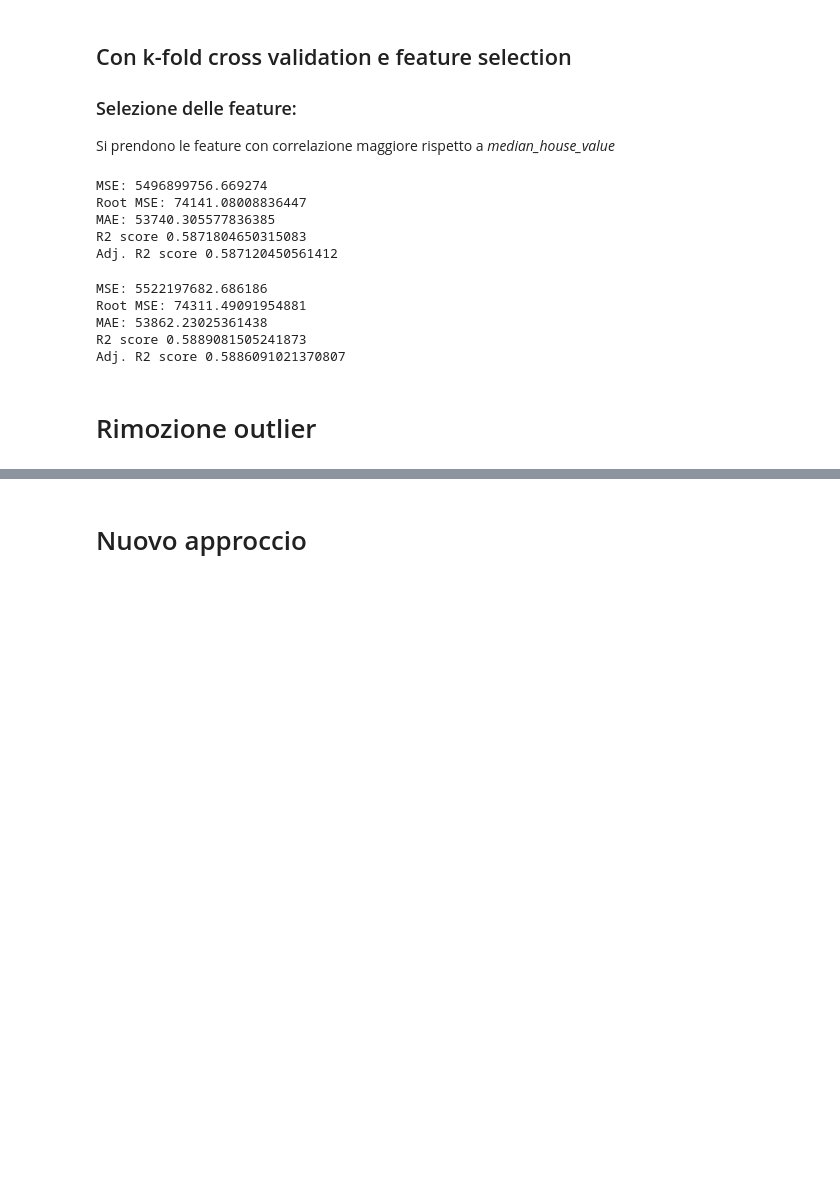
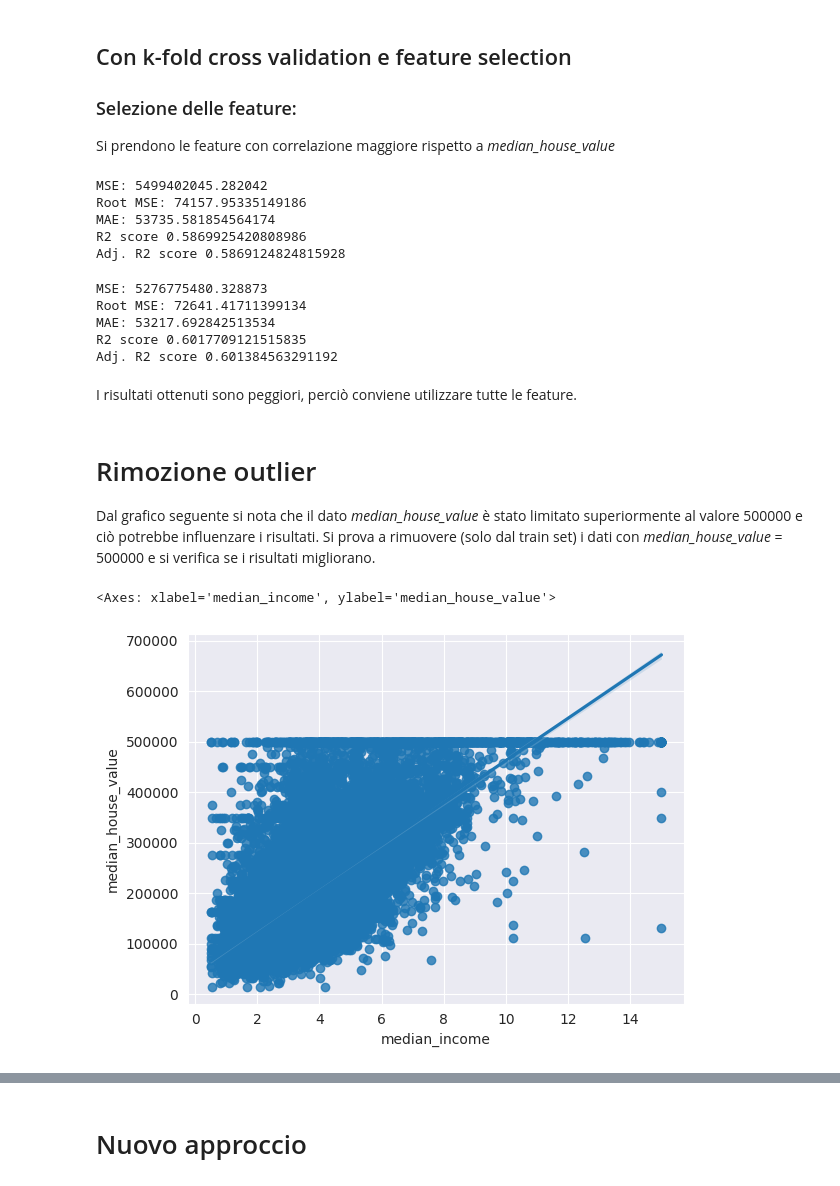
Before and after one commit to argnaan/ProgettoLabSwTlc, a Jupyter notebook: jupyterNB.ipynb, the cells around one changed output, grey strips where cells are left out. Cells and saved outputs as stored; diff of their text form; code cells hidden in the pictures; blank space fills up the shorter version.

```diff
--- a/jupyterNB.ipynb
+++ b/jupyterNB.ipynb
@@ -275,32 +299,43 @@ Adj. R2 score 0.6448139334986117
 ### Selezione delle feature:
 Si prendono le feature con correlazione maggiore rispetto a _median_house_value_
 # %%
-df_reg = df[['median_income', 'ocean_proximity_<1H OCEAN','ocean_proximity_INLAND', 'median_house_value']]
+df_reg = df[['latitude', 'median_income', 'ocean_proximity_<1H OCEAN','ocean_proximity_INLAND', 'median_house_value']]
 X = df_reg.drop(columns=['median_house_value'])
 Y = df_reg['median_house_value']
 
-n_fold = 5
+n_fold = 4
 kf = KFold(n_splits=n_fold, random_state=RS, shuffle=True)
 regressor = LinearRegression()
 y_hat = cross_val_predict(regressor, X, Y, cv=kf)
 prestazioni(y_hat, Y, len(X.columns))
+results.append({"tipo":"Multipla", "n_feature":len(X.columns), "validation":"K-fold (n_fold=4)", "r2":r2_score(Y, y_hat), "adj_r2":adj_r2_score(Y, y_hat, len(X.columns))})
 # %% [output]
-MSE: 5496899756.669274
-Root MSE: 74141.08008836447
-MAE: 53740.305577836385
-R2 score 0.5871804650315083
-Adj. R2 score 0.587120450561412
+MSE: 5499402045.282042
+Root MSE: 74157.95335149186
+MAE: 53735.581854564174
+R2 score 0.5869925420808986
+Adj. R2 score 0.5869124824815928
 # %%
 X_train, X_test, Y_train, Y_test = train_test_split(X, Y, test_size=0.2)
 regressor = LinearRegression()
 regressor.fit(X_train, Y_train)
 y_hat = regressor.predict(X_test)
 prestazioni(y_hat, Y_test, len(X.columns))
+results.append({"tipo":"Multipla", "n_feature":len(X.columns), "validation":"Holdout", "r2":r2_score(Y_test, y_hat), "adj_r2":adj_r2_score(Y_test, y_hat, len(X.columns))})
 # %% [output]
-MSE: 5522197682.686186
-Root MSE: 74311.49091954881
-MAE: 53862.23025361438
-R2 score 0.5889081505241873
-Adj. R2 score 0.5886091021370807
+MSE: 5276775480.328873
+Root MSE: 72641.41711399134
+MAE: 53217.692842513534
+R2 score 0.6017709121515835
+Adj. R2 score 0.601384563291192
+# %% [markdown]
+I risultati ottenuti sono peggiori, perciò conviene utilizzare tutte le feature.
 # %% [markdown]
 # Rimozione outlier
+Dal grafico seguente si nota che il dato _median_house_value_ è stato limitato superiormente al valore 500000 e ciò potrebbe influenzare i risultati.
+Si prova a rimuovere (solo dal train set) i dati con _median_house_value_ = 500000 e si verifica se i risultati migliorano.
+# %%
+sns.regplot(x='median_income', y='median_house_value', data=df)
+# %% [output]
+<Axes: xlabel='median_income', ylabel='median_house_value'>
+[figure, added]
```
Also changed, not shown: parts of 42 cells of this notebook, 1 other file.
